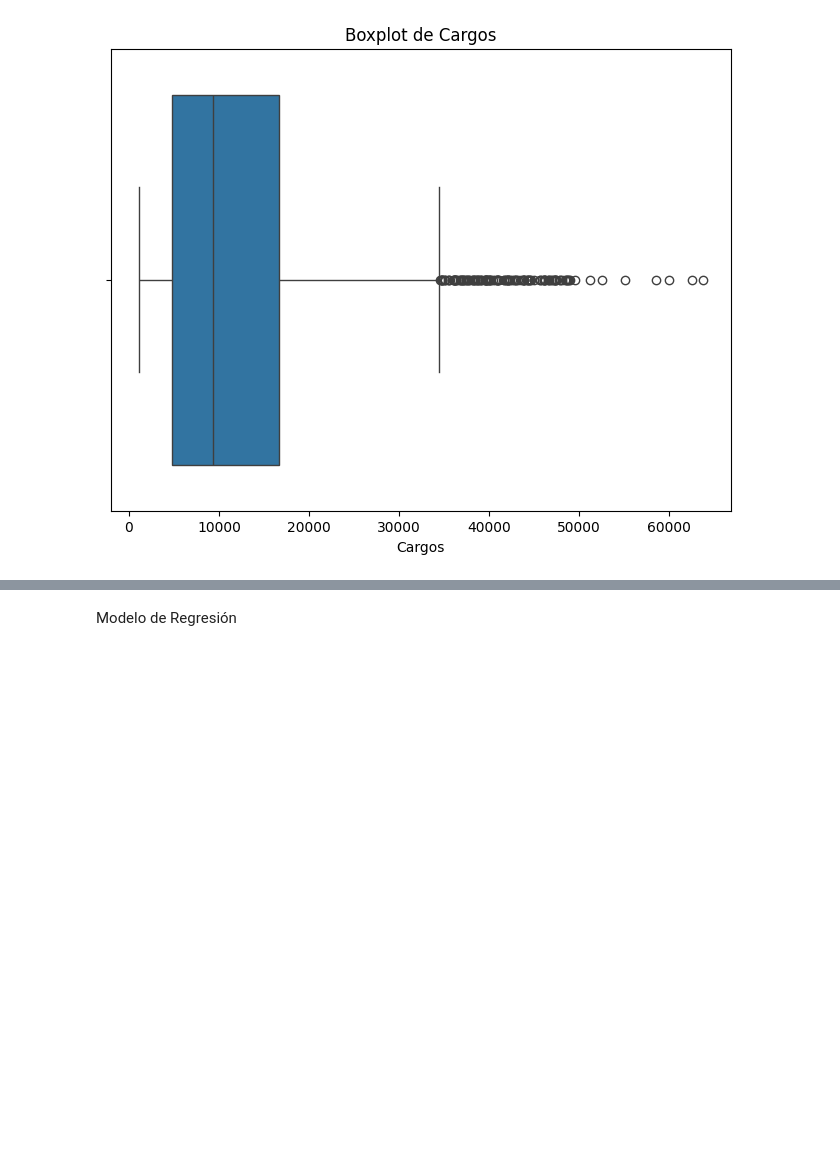
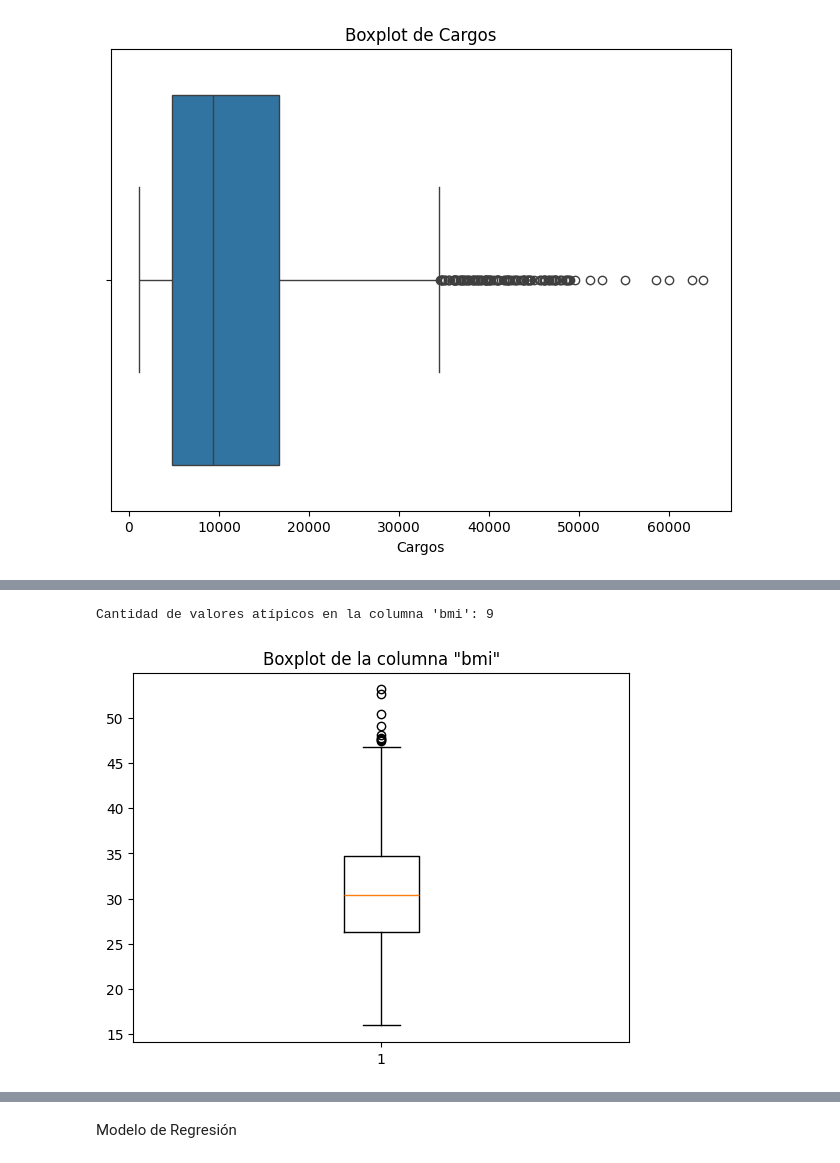
Before and after one commit to DanielaFlorez11/Caso1, a Jupyter notebook: caso.ipynb, the cells around one changed output, grey strips where cells are left out. Saved outputs shown, nothing was run; the diff lists cells and outputs as text; code cells hidden in the pictures; blank space fills up the shorter version.

```diff
--- a/caso.ipynb
+++ b/caso.ipynb
@@ -133,2 +187,36 @@ plt.show()
+# %%
+import pandas as pd
+import matplotlib.pyplot as plt
+
+# Cargar los datos desde el archivo CSV
+datos = pd.read_csv('insurance.csv')
+
+# Extraer la columna 'bmi'
+bmi = datos['bmi']
+
+# Calcular el rango intercuartílico (IQR)
+Q1 = bmi.quantile(0.25)
+Q3 = bmi.quantile(0.75)
+IQR = Q3 - Q1
+
+# Calcular los límites superior e inferior del rango intercuartílico
+limite_superior = Q3 + 1.5 * IQR
+limite_inferior = Q1 - 1.5 * IQR
+
+# Identificar los valores atípicos
+valores_atipicos = (bmi < limite_inferior) | (bmi > limite_superior)
+
+# Contar la cantidad de valores atípicos
+cantidad_valores_atipicos = valores_atipicos.sum()
+
+print("Cantidad de valores atípicos en la columna 'bmi':", cantidad_valores_atipicos)
+
+# Graficar el boxplot
+plt.boxplot(bmi)
+plt.title('Boxplot de la columna "bmi"')
+plt.show()
+# %% [output]
+Cantidad de valores atípicos en la columna 'bmi': 9
+[figure, added]
 # %%
 pip install statistics
```
Also changed, not shown: parts of 8 cells of this notebook.
